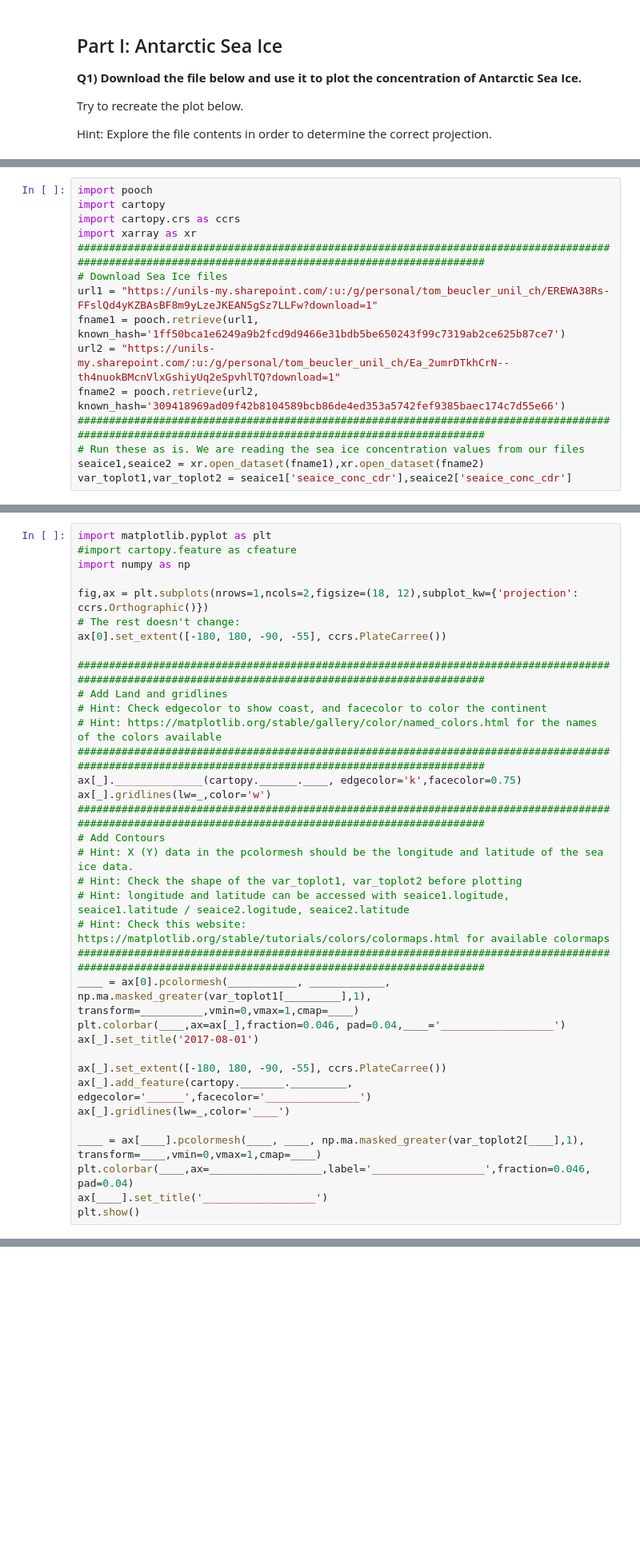
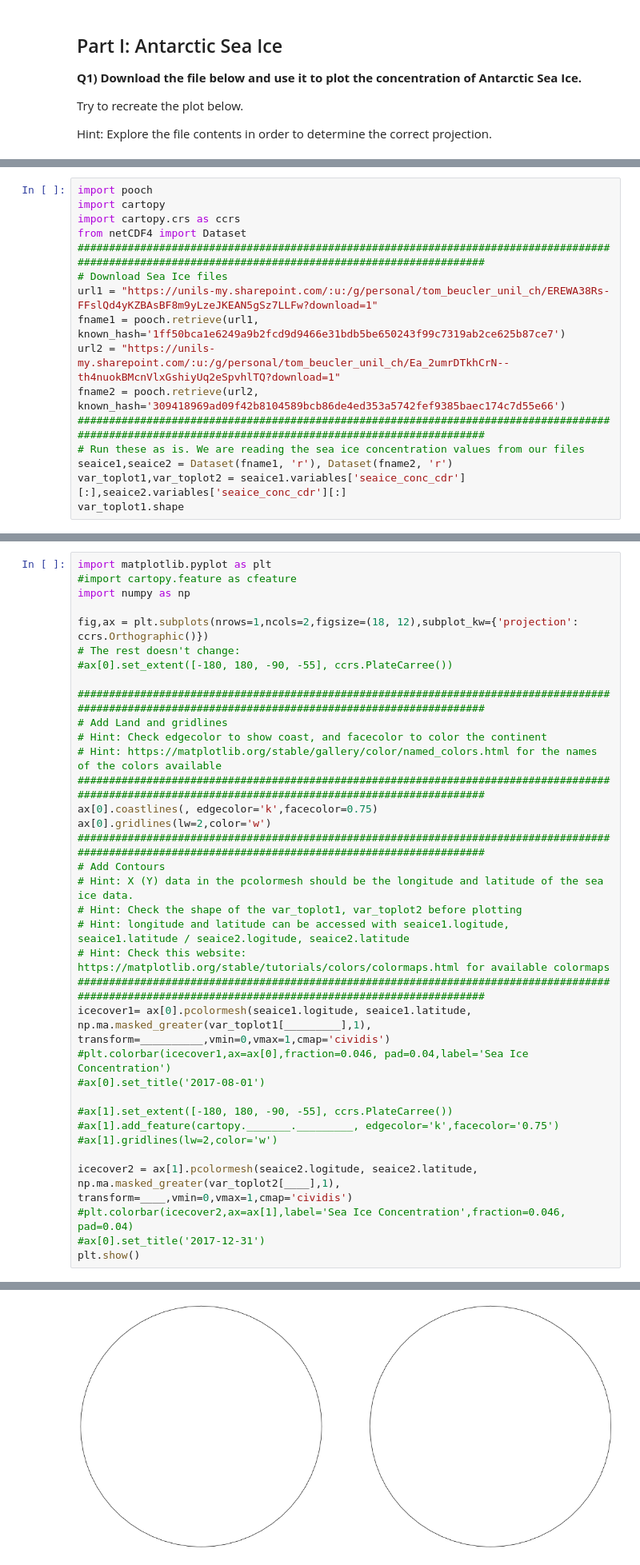
Before and after one commit to emiljor/2022_Intro_Python, a Jupyter notebook: Exercises/W2_S2.ipynb, the cells around one changed output, grey strips where cells are left out. Shown at 80% size. Saved outputs shown, nothing was run; the diff lists cells and outputs as text; blank space fills up the shorter version.

```diff
--- a/Exercises/W2_S2.ipynb
+++ b/Exercises/W2_S2.ipynb
@@ -197,7 +193,7 @@ Successfully installed cartopy-0.19.0.post1 pyshp-2.3.1
 import pooch
 import cartopy
 import cartopy.crs as ccrs
-import xarray as xr
+from netCDF4 import Dataset
 ######################################################################################################################################################
 # Download Sea Ice files
 url1 = "https://unils-my.sharepoint.com/:u:/g/personal/tom_beucler_unil_ch/EREWA38Rs-FFslQd4yKZBAsBF8m9yLzeJKEAN5gSz7LLFw?download=1"
@@ -206,6 +202,7 @@ url2 = "https://unils-my.sharepoint.com/:u:/g/personal/tom_beucler_unil_ch/Ea_2u
 fname2 = pooch.retrieve(url2, known_hash='309418969ad09f42b8104589bcb86de4ed353a5742fef9385baec174c7d55e66')
 ######################################################################################################################################################
 # Run these as is. We are reading the sea ice concentration values from our files
-seaice1,seaice2 = xr.open_dataset(fname1),xr.open_dataset(fname2)
-var_toplot1,var_toplot2 = seaice1['seaice_conc_cdr'],seaice2['seaice_conc_cdr']
+seaice1,seaice2 = Dataset(fname1, 'r'), Dataset(fname2, 'r')
+var_toplot1,var_toplot2 = seaice1.variables['seaice_conc_cdr'][:],seaice2.variables['seaice_conc_cdr'][:]
+var_toplot1.shape
 # %% [output]
@@ -217,15 +214,15 @@ import numpy as np
 
 fig,ax = plt.subplots(nrows=1,ncols=2,figsize=(18, 12),subplot_kw={'projection': ccrs.Orthographic()})
 # The rest doesn't change:
-ax[0].set_extent([-180, 180, -90, -55], ccrs.PlateCarree())
+#ax[0].set_extent([-180, 180, -90, -55], ccrs.PlateCarree())
 
 ######################################################################################################################################################
 # Add Land and gridlines
 # Hint: Check edgecolor to show coast, and facecolor to color the continent
 # Hint: https://matplotlib.org/stable/gallery/color/named_colors.html for the names of the colors available
 ######################################################################################################################################################
-ax[_].______________(cartopy.______.____, edgecolor='k',facecolor=0.75)
-ax[_].gridlines(lw=_,color='w')
+ax[0].coastlines(, edgecolor='k',facecolor=0.75)
+ax[0].gridlines(lw=2,color='w')
 ######################################################################################################################################################
 # Add Contours
 # Hint: X (Y) data in the pcolormesh should be the longitude and latitude of the sea ice data.
@@ -233,15 +230,16 @@ ax[_].gridlines(lw=_,color='w')
 # Hint: longitude and latitude can be accessed with seaice1.logitude, seaice1.latitude / seaice2.logitude, seaice2.latitude
 # Hint: Check this website: https://matplotlib.org/stable/tutorials/colors/colormaps.html for available colormaps
 ######################################################################################################################################################
-____ = ax[0].pcolormesh(___________, ____________, np.ma.masked_greater(var_toplot1[_________],1), transform=__________,vmin=0,vmax=1,cmap=____)
-plt.colorbar(____,ax=ax[_],fraction=0.046, pad=0.04,____='__________________')
-ax[_].set_title('2017-08-01')
+icecover1= ax[0].pcolormesh(seaice1.logitude, seaice1.latitude, np.ma.masked_greater(var_toplot1[_________],1), transform=__________,vmin=0,vmax=1,cmap='cividis')
+#plt.colorbar(icecover1,ax=ax[0],fraction=0.046, pad=0.04,label='Sea Ice Concentration')
+#ax[0].set_title('2017-08-01')
 
-ax[_].set_extent([-180, 180, -90, -55], ccrs.PlateCarree())
-ax[_].add_feature(cartopy._______._________, edgecolor='______',facecolor='_______________')
-ax[_].gridlines(lw=_,color='____')
+#ax[1].set_extent([-180, 180, -90, -55], ccrs.PlateCarree())
+#ax[1].add_feature(cartopy._______._________, edgecolor='k',facecolor='0.75')
+#ax[1].gridlines(lw=2,color='w')
 
-____ = ax[____].pcolormesh(____, ____, np.ma.masked_greater(var_toplot2[____],1), transform=____,vmin=0,vmax=1,cmap=____)
-plt.colorbar(____,ax=__________________,label='__________________',fraction=0.046, pad=0.04)
-ax[____].set_title('__________________')
+icecover2 = ax[1].pcolormesh(seaice2.logitude, seaice2.latitude, np.ma.masked_greater(var_toplot2[____],1), transform=____,vmin=0,vmax=1,cmap='cividis')
+#plt.colorbar(icecover2,ax=ax[1],label='Sea Ice Concentration',fraction=0.046, pad=0.04)
+#ax[0].set_title('2017-12-31')
 plt.show()
+# %% [output]
@@ -248,3 +247,4 @@ plt.show()
+[figure, added]
 # %% [markdown]
 ## Part II: 2014 Earthquakes
 **Q2) Download the file below and use it to plot the location of >4 Richter Scale earthquakes in the US during 2014.**
```
Also changed, not shown: parts of 4 cells of this notebook.
